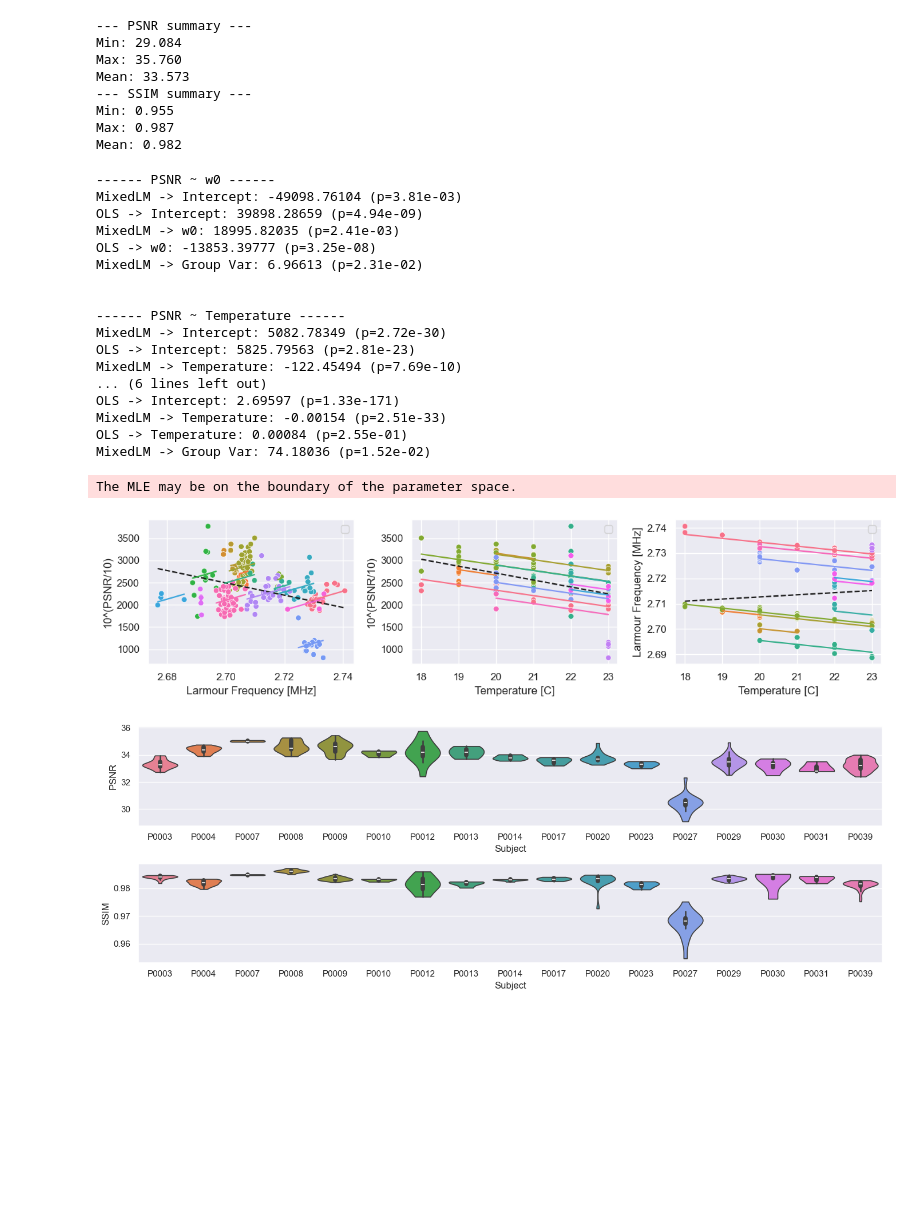
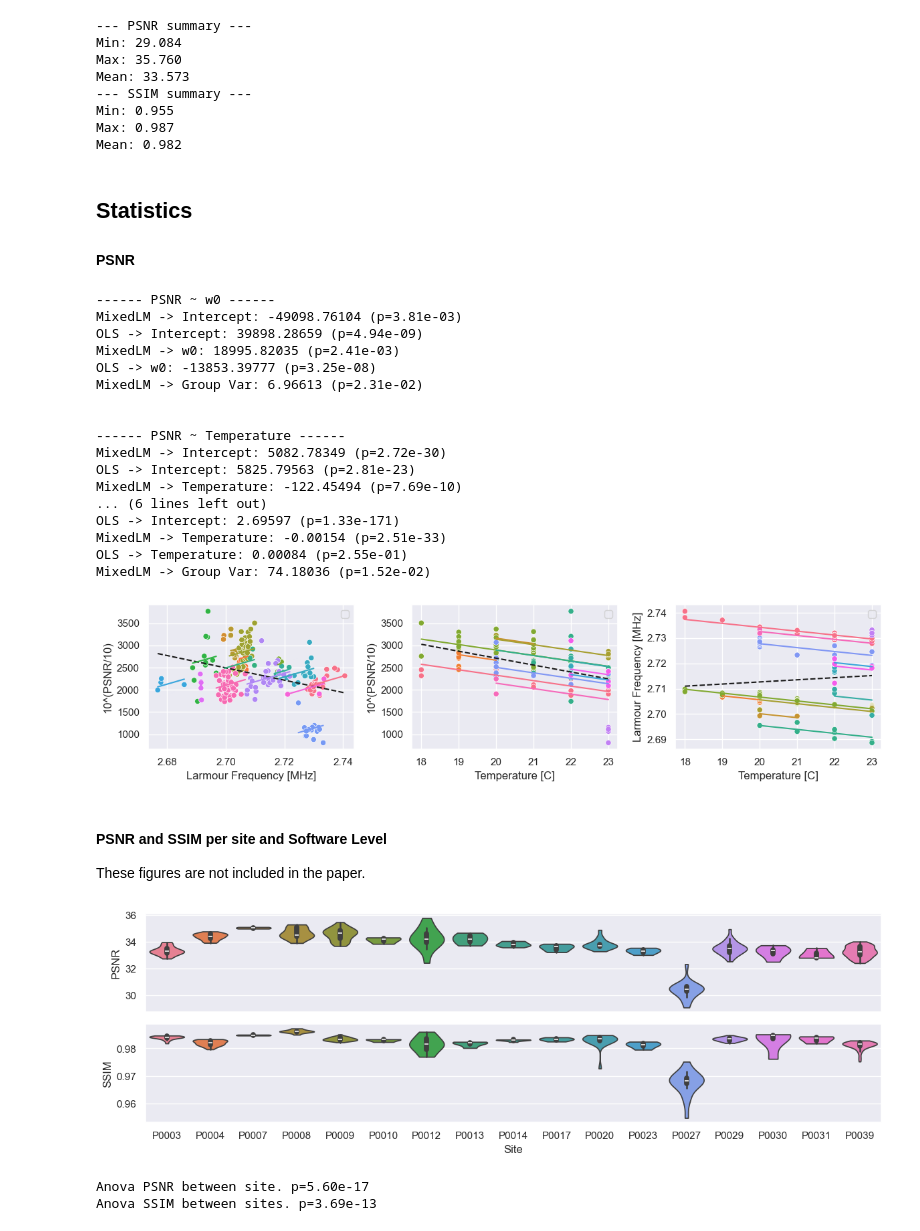
Before and after one commit to UNITY-Physics/unity_qa_paper, a Jupyter notebook: notebooks/PSNR.ipynb, the cells around one changed output. Cells and saved outputs as stored; diff of their text form; code cells hidden in the pictures; blank space fills up the shorter version.

Commit message:
PSNR notebook ready

```diff
--- a/notebooks/PSNR.ipynb
+++ b/notebooks/PSNR.ipynb
@@ -21,7 +16,7 @@ from dataframe_help import add_subject_lines, add_temperature_w0, remove_seaborn
 df_par = pd.read_csv('../data/session_params.csv').drop(columns=['Unnamed: 0'])
 df = pd.read_csv('../data/PSNR_df.csv').drop(columns=['index'])
 
-df = add_temperature_w0(df, '../data/')
+df = add_temperature_w0_sw(df, '../data/')
 df = df.drop(df[df['PSNR'] == np.inf].index).reset_index()
 df['mod_PSNR'] = 10**(df['PSNR']/10)
 # %% [markdown]
@@ -160,6 +151,9 @@ Mean: 33.573
 Min: 0.955
 Max: 0.987
 Mean: 0.982
+# %% [markdown]
+## Statistics
+#### PSNR
 # %%
 # Ordinary least squares
 fig, axes = plt.subplots(1,3, figsize=(12,3))
@@ -265,16 +259,31 @@ OLS -> Intercept: 2.69597 (p=1.33e-171)
 MixedLM -> Temperature: -0.00154 (p=2.51e-33)
 OLS -> Temperature: 0.00084 (p=2.55e-01)
 MixedLM -> Group Var: 74.18036 (p=1.52e-02)
-The MLE may be on the boundary of the parameter space.
 [figure]
+# %% [markdown]
+#### PSNR and SSIM per site and Software Level
+These figures are not included in the paper.
 # %%
-fig, axes = plt.subplots(2,1,figsize=(14,5))
+fig, axes = plt.subplots(2,1,figsize=(12,4))
 keys = ['PSNR', 'SSIM']
 for i in range(2):
     ax = axes[np.unravel_index(i, axes.shape)]
     sns.violinplot(data=df, x='Subject', y=keys[i], hue='Subject',  alpha=1, cut=0, ax=ax)
 
+axes[0].set_xlabel(None)
+axes[0].set_xticklabels([])
+axes[1].set_xlabel('Site')
+
 plt.tight_layout()
+plt.show()
+
+PSNR_anova = sm.stats.anova_oneway(df.PSNR, groups=df.Subject)
+print(f"Anova PSNR between site. p={PSNR_anova.pvalue:.2e}")
+
+SSIM_anova = sm.stats.anova_oneway(df.SSIM, groups=df.Subject)
+print(f"Anova SSIM between sites. p={SSIM_anova.pvalue:.2e}")
 # %% [output]
-[figure, old version]
+[figure, new version]
+Anova PSNR between site. p=5.60e-17
+Anova SSIM between sites. p=3.69e-13
 # %%
```
Also changed, not shown: parts of 22 cells of this notebook.
